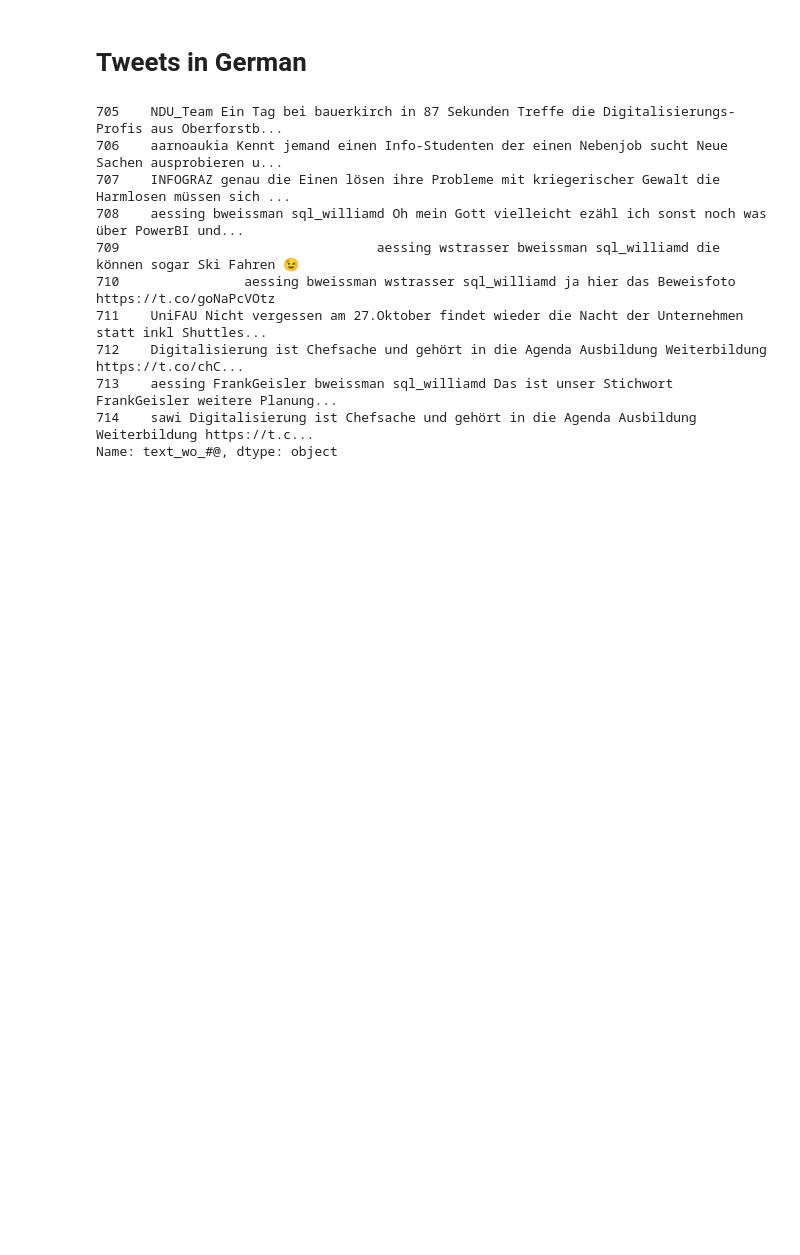
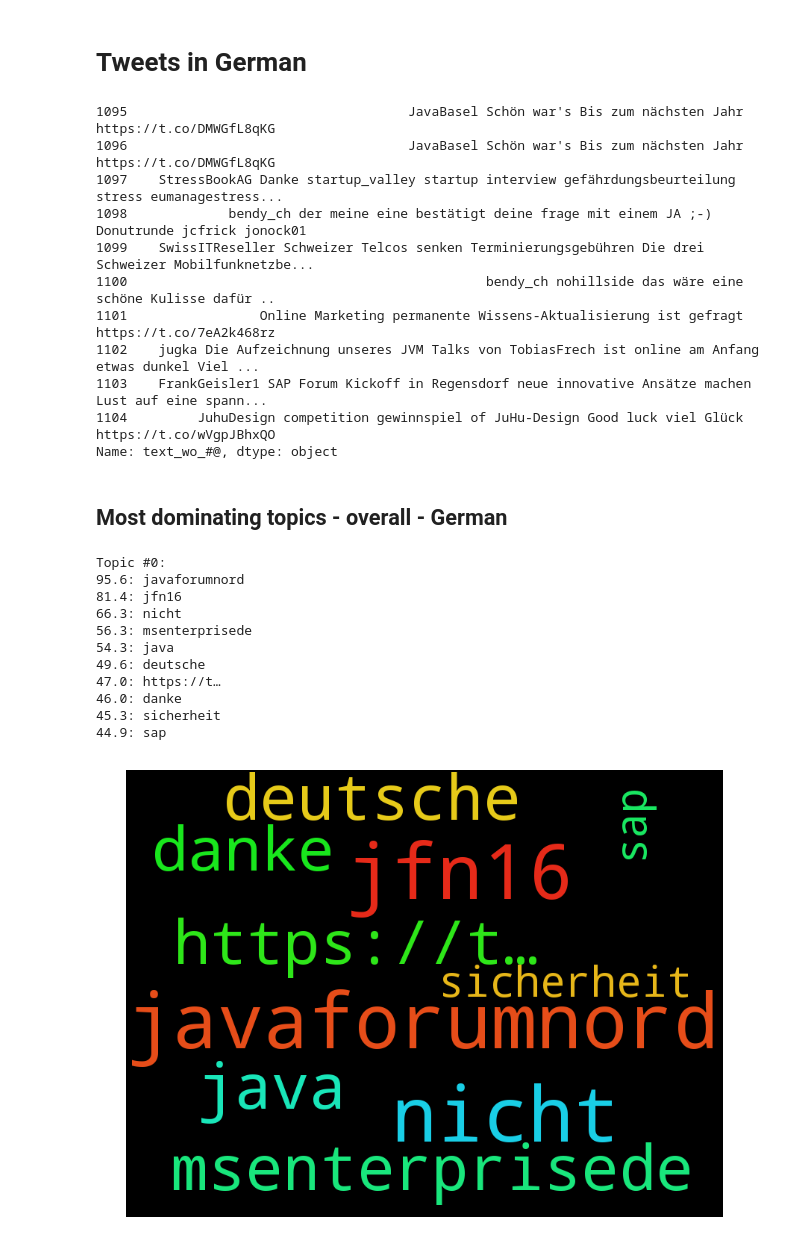
Before and after one commit to skeydan/twitter_topics, a Jupyter notebook: describe_tweets_1.ipynb, the cells around one changed output. Drawn from its saved outputs; the diff is of its cells as text; code cells hidden in the pictures; blank space fills up the shorter version.

```diff
--- a/describe_tweets_1.ipynb
+++ b/describe_tweets_1.ipynb
@@ -217,7 +288,7 @@ tweets_german = pd.read_csv(german_file, encoding='utf-8',
 tweets_german['text_wo_#'] = tweets_german['text_processed'].apply(lambda x: remove_hash(x))
 tweets_german['text_wo_#@'] = tweets_german['text_wo_#'].apply(lambda x: remove_at(x))
 
-X_train = tweets_german['text_wo_#@'].apply(lambda x: ' '.join(x))
+X_train_de = tweets_german['text_wo_#@'].apply(lambda x: ' '.join(x))
 
 stopwords_nltk = set(stopwords.words("german"))
 stopwords_nltk
@@ -226,16 +297,50 @@ relevant_words = set(['aber', 'nicht', 'nichts', 'ohne', 'nur', 'sehr', 'sollte'
 additional_stopwords = set([''])
 stopwords_filtered = list(additional_stopwords.union(stopwords_nltk.difference(relevant_words)))
 # %%
-X_train[-10:]
+X_train_de[-10:]
 # %% [output]
-705    NDU_Team Ein Tag bei bauerkirch in 87 Sekunden Treffe die Digitalisierungs-Profis aus Oberforstb...
-706    aarnoaukia Kennt jemand einen Info-Studenten der einen Nebenjob sucht Neue Sachen ausprobieren u...
-707    INFOGRAZ genau die Einen lösen ihre Probleme mit kriegerischer Gewalt die Harmlosen müssen sich ...
-708    aessing bweissman sql_williamd Oh mein Gott vielleicht ezähl ich sonst noch was über PowerBI und...
-709                                 aessing wstrasser bweissman sql_williamd die können sogar Ski Fahren 😉
-710                aessing bweissman wstrasser sql_williamd ja hier das Beweisfoto https://t.co/goNaPcVOtz
-711    UniFAU Nicht vergessen am 27.Oktober findet wieder die Nacht der Unternehmen statt inkl Shuttles...
-712    Digitalisierung ist Chefsache und gehört in die Agenda Ausbildung Weiterbildung https://t.co/chC...
-713    aessing FrankGeisler bweissman sql_williamd Das ist unser Stichwort FrankGeisler weitere Planung...
-714    sawi Digitalisierung ist Chefsache und gehört in die Agenda Ausbildung Weiterbildung https://t.c...
+1095                                    JavaBasel Schön war's Bis zum nächsten Jahr https://t.co/DMWGfL8qKG
+1096                                    JavaBasel Schön war's Bis zum nächsten Jahr https://t.co/DMWGfL8qKG
+1097    StressBookAG Danke startup_valley startup interview gefährdungsbeurteilung stress eumanagestress...
+1098             bendy_ch der meine eine bestätigt deine frage mit einem JA ;-) Donutrunde jcfrick jonock01
+1099    SwissITReseller Schweizer Telcos senken Terminierungsgebühren Die drei Schweizer Mobilfunknetzbe...
+1100                                              bendy_ch nohillside das wäre eine schöne Kulisse dafür ..
+1101                 Online Marketing permanente Wissens-Aktualisierung ist gefragt https://t.co/7eA2k468rz
+1102    jugka Die Aufzeichnung unseres JVM Talks von TobiasFrech ist online am Anfang etwas dunkel Viel ...
+1103    FrankGeisler1 SAP Forum Kickoff in Regensdorf neue innovative Ansätze machen Lust auf eine spann...
+1104         JuhuDesign competition gewinnspiel of JuHu-Design Good luck viel Glück https://t.co/wVgpJBhxQO
 Name: text_wo_#@, dtype: object
+# %%
+vectorizer = CountVectorizer(analyzer = "word", tokenizer = str.split,
+                                    stop_words = stopwords_filtered, max_features = 100000, ngram_range = (1,1))
+words_matrix = vectorizer.fit_transform(X_train_de)
+feature_names = vectorizer.get_feature_names()
+# %%
+lda_models = []
+for n_topics in range(1,5):
+    lda = LatentDirichletAllocation(n_topics = n_topics, random_state=0)
+    lda.fit(words_matrix)
+    lda_models.append(lda)
+# %% [markdown]
+## Most dominating topics - overall - German
+# %%
+model = lda_models[0]
+n_top_words = 10
+print_top_words(model, n_top_words)
+
+fig, ax1 = plt.subplots(figsize = (12, 8))
+axes = [ax1]
+show_word_clouds(model, axes, n_top_words)
+# %% [output]
+Topic #0:
+95.6: javaforumnord
+81.4: jfn16
+66.3: nicht
+56.3: msenterprisede
+54.3: java
+49.6: deutsche
+47.0: https://t…
+46.0: danke
+45.3: sicherheit
+44.9: sap
+[figure, added]
```
Also changed, not shown: parts of 28 cells of this notebook, 2 other files.
